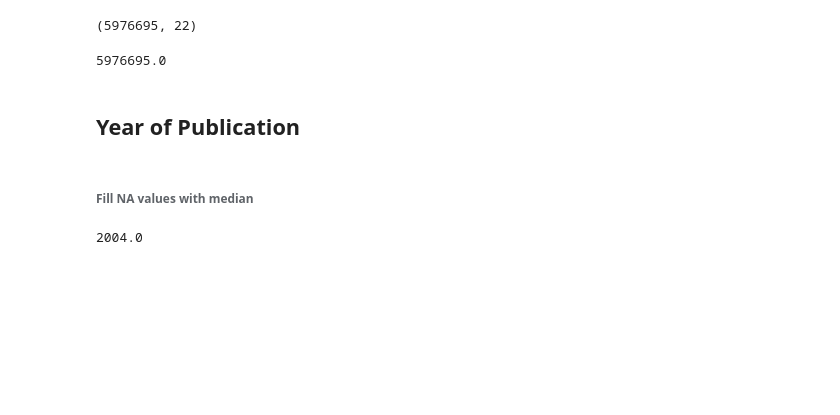
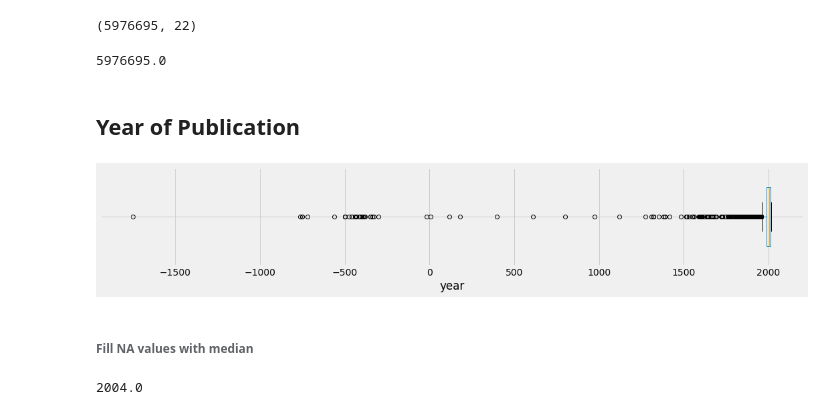
Before and after one commit to sdoctor7/book-recommendations, a Jupyter notebook: part2/make_FM_features.ipynb, the cells around one changed output. Drawn from its saved outputs; the diff is of its cells as text; code cells hidden in the pictures; blank space fills up the shorter version.

Commit message:
code to make prediction file and boxplots

```diff
--- a/part2/make_FM_features.ipynb
+++ b/part2/make_FM_features.ipynb
@@ -196,6 +198,15 @@ language_dummies.sum() # sanity check
 ## Year of Publication
 # %%
 books_years = books_info[['book_id', 'original_publication_year']]
+# %%
+plt.style.use('fivethirtyeight')
+fig, ax = plt.subplots(figsize=(15,3))
+bp = books_years.boxplot(column='original_publication_year', vert=False, return_type='dict', ax=ax, widths=0.6)
+ax.set_xlabel('year')
+ytickNames = plt.setp(ax, yticklabels='')
+plt.tight_layout()
+# %% [output]
+[figure, added]
 # %% [markdown]
 ###### Fill NA values with median
 # %%
```
Also changed, not shown: parts of 20 cells of this notebook.
